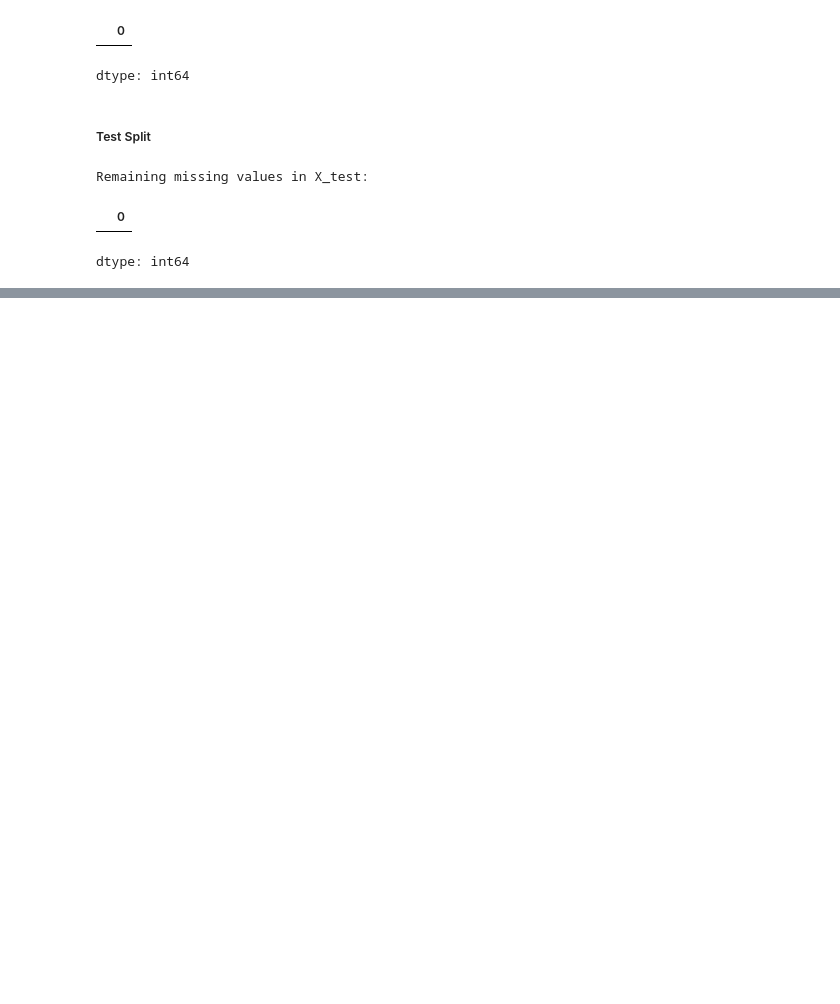
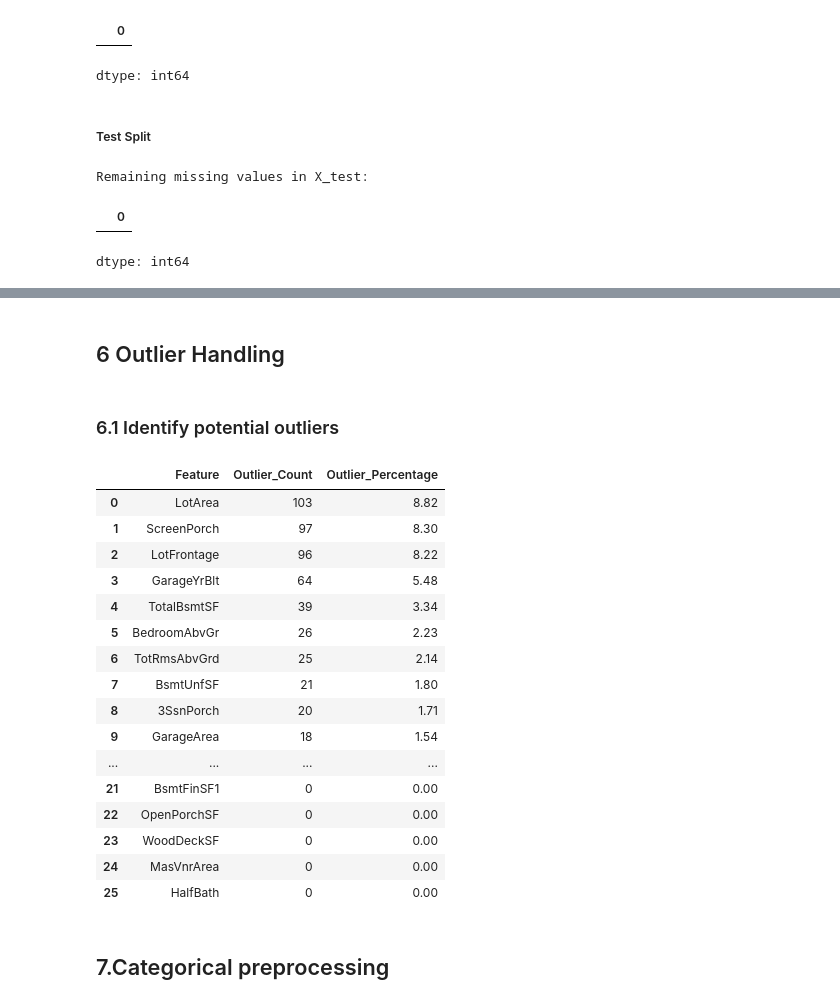
Before and after one commit to VenuriDampahalage/ames-housing-price-prediction, a Jupyter notebook: preProcessing.ipynb, the cells around one changed output, grey strips where cells are left out. Cells and saved outputs as stored; diff of their text form; code cells hidden in the pictures; blank space fills up the shorter version.

```diff
--- a/preProcessing.ipynb
+++ b/preProcessing.ipynb
@@ -478,0 +759,57 @@ dtype: int64
+# %% [markdown]
+## 6 Outlier Handling
+# %% [markdown]
+### 6.1 Identify potential outliers
+# %%
+outlier_summary = []
+
+for col in numerical_features:
+
+    Q1 = X_train_selected[col].quantile(0.25)
+    Q3 = X_train_selected[col].quantile(0.75)
+    IQR = Q3 - Q1
+
+    lower_bound = Q1 - 1.5 * IQR
+    upper_bound = Q3 + 1.5 * IQR
+
+    outlier_count = (
+        (X_train_selected[col] < lower_bound) |
+        (X_train_selected[col] > upper_bound)
+    ).sum()
+
+    outlier_summary.append({
+        'Feature': col,
+        'Outlier_Count': outlier_count,
+        'Outlier_Percentage': round(
+            outlier_count / len(X_train_selected) * 100, 2
+        )
+    })
+
+outlier_df = pd.DataFrame(outlier_summary)
+
+outlier_df = outlier_df.sort_values(
+    by='Outlier_Count',
+    ascending=False
+).reset_index(drop=True)
+
+display(outlier_df)
+# %% [output]
+|  | Feature | Outlier_Count | Outlier_Percentage |
+| 0 | LotArea | 103 | 8.82 |
+| 1 | ScreenPorch | 97 | 8.30 |
+| 2 | LotFrontage | 96 | 8.22 |
+| 3 | GarageYrBlt | 64 | 5.48 |
+| 4 | TotalBsmtSF | 39 | 3.34 |
+| 5 | BedroomAbvGr | 26 | 2.23 |
+| 6 | TotRmsAbvGrd | 25 | 2.14 |
+| 7 | BsmtUnfSF | 21 | 1.80 |
+| 8 | 3SsnPorch | 20 | 1.71 |
+| 9 | GarageArea | 18 | 1.54 |
+| ... | ... | ... | ... |
+| 21 | BsmtFinSF1 | 0 | 0.00 |
+| 22 | OpenPorchSF | 0 | 0.00 |
+| 23 | WoodDeckSF | 0 | 0.00 |
+| 24 | MasVnrArea | 0 | 0.00 |
+| 25 | HalfBath | 0 | 0.00 |
+# %% [markdown]
+## 7.Categorical preprocessing
```
Also changed, not shown: parts of 18 cells of this notebook.
